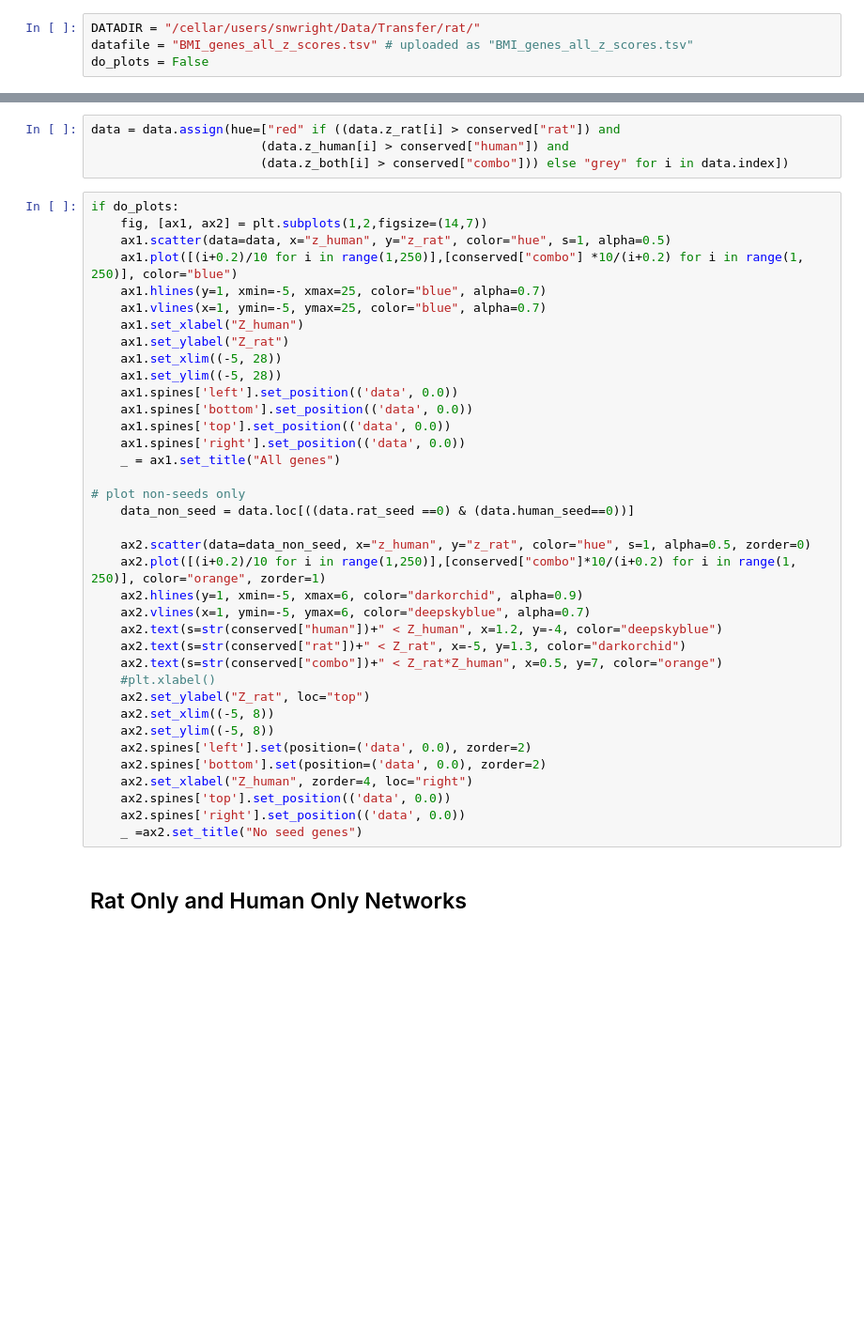
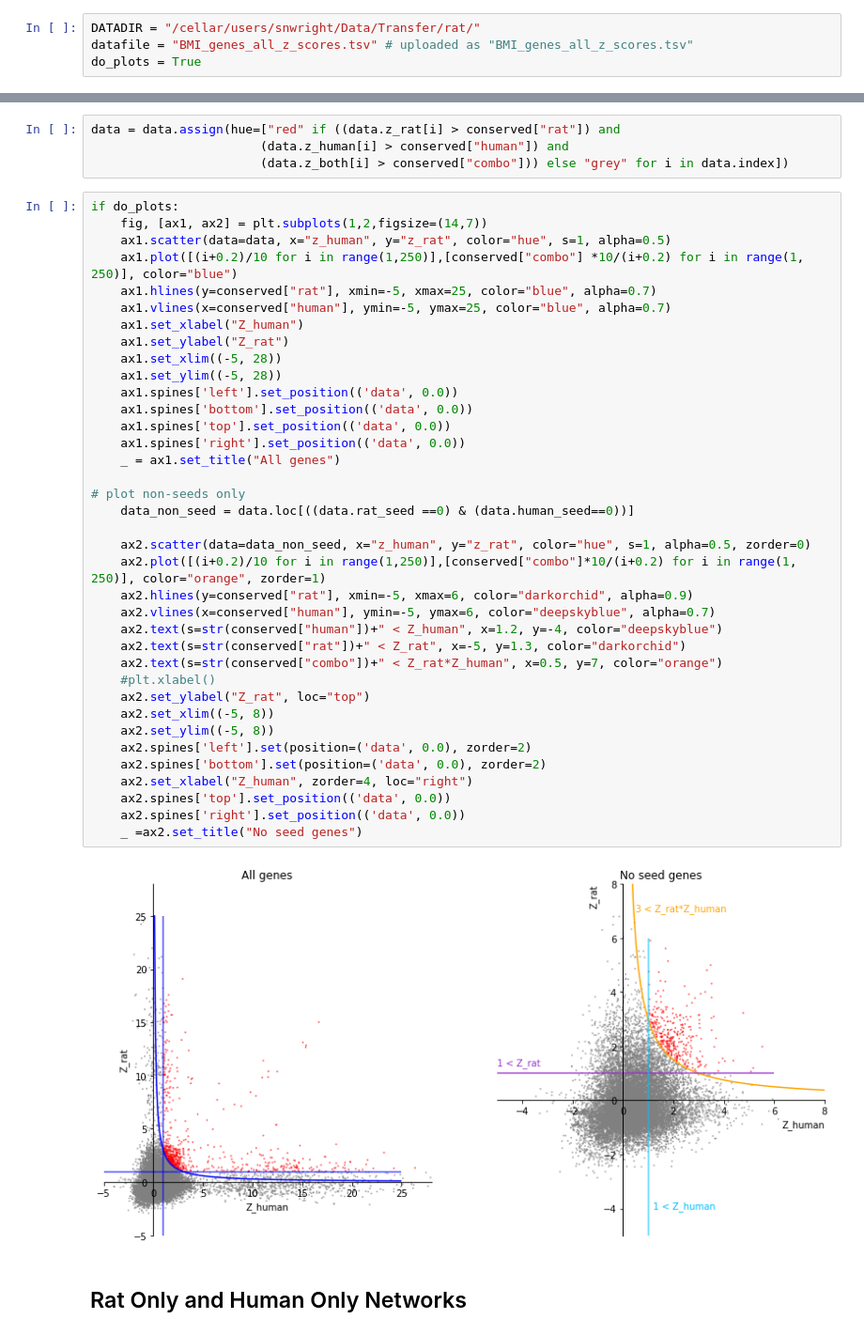
Before and after one commit to sarah-n-wright/CrossSpeciesBMI, a Jupyter notebook: Rat Only Human Only BMI Networks.ipynb, the cells around one changed output, grey strips where cells are left out. Shown at 94% size. Saved outputs shown, nothing was run; the diff lists cells and outputs as text; blank space fills up the shorter version.

Commit message:
Updated plots to correct threshold lines

```diff
--- a/Rat Only Human Only BMI Networks.ipynb
+++ b/Rat Only Human Only BMI Networks.ipynb
@@ -5,7 +5,7 @@ import numpy as np
 # %%
 DATADIR = "/cellar/users/snwright/Data/Transfer/rat/"
 datafile = "BMI_genes_all_z_scores.tsv" # uploaded as "BMI_genes_all_z_scores.tsv"
-do_plots = False
+do_plots = True
 # %%
 # load data, contains original subgraphs
 data = pd.read_csv(DATADIR + datafile, sep = "\t", index_col=0)
@@ -47,38 +47,40 @@ if do_plots:
     fig, [ax1, ax2] = plt.subplots(1,2,figsize=(14,7))
     ax1.scatter(data=data, x="z_human", y="z_rat", color="hue", s=1, alpha=0.5)
     ax1.plot([(i+0.2)/10 for i in range(1,250)],[conserved["combo"] *10/(i+0.2) for i in range(1, 250)], color="blue")
-    ax1.hlines(y=1, xmin=-5, xmax=25, color="blue", alpha=0.7)
-    ax1.vlines(x=1, ymin=-5, ymax=25, color="blue", alpha=0.7)
+    ax1.hlines(y=conserved["rat"], xmin=-5, xmax=25, color="blue", alpha=0.7)
+    ax1.vlines(x=conserved["human"], ymin=-5, ymax=25, color="blue", alpha=0.7)
     ax1.set_xlabel("Z_human")
     ax1.set_ylabel("Z_rat")
     ax1.set_xlim((-5, 28))
     ax1.set_ylim((-5, 28))
     ax1.spines['left'].set_position(('data', 0.0))
     ax1.spines['bottom'].set_position(('data', 0.0))
     ax1.spines['top'].set_position(('data', 0.0))
     ax1.spines['right'].set_position(('data', 0.0))
     _ = ax1.set_title("All genes")
 
 # plot non-seeds only
     data_non_seed = data.loc[((data.rat_seed ==0) & (data.human_seed==0))]
 
     ax2.scatter(data=data_non_seed, x="z_human", y="z_rat", color="hue", s=1, alpha=0.5, zorder=0)
     ax2.plot([(i+0.2)/10 for i in range(1,250)],[conserved["combo"]*10/(i+0.2) for i in range(1, 250)], color="orange", zorder=1)
-    ax2.hlines(y=1, xmin=-5, xmax=6, color="darkorchid", alpha=0.9)
-    ax2.vlines(x=1, ymin=-5, ymax=6, color="deepskyblue", alpha=0.7)
+    ax2.hlines(y=conserved["rat"], xmin=-5, xmax=6, color="darkorchid", alpha=0.9)
+    ax2.vlines(x=conserved["human"], ymin=-5, ymax=6, color="deepskyblue", alpha=0.7)
     ax2.text(s=str(conserved["human"])+" < Z_human", x=1.2, y=-4, color="deepskyblue")
     ax2.text(s=str(conserved["rat"])+" < Z_rat", x=-5, y=1.3, color="darkorchid")
     ax2.text(s=str(conserved["combo"])+" < Z_rat*Z_human", x=0.5, y=7, color="orange")
     #plt.xlabel()
     ax2.set_ylabel("Z_rat", loc="top")
     ax2.set_xlim((-5, 8))
     ax2.set_ylim((-5, 8))
     ax2.spines['left'].set(position=('data', 0.0), zorder=2)
     ax2.spines['bottom'].set(position=('data', 0.0), zorder=2)
     ax2.set_xlabel("Z_human", zorder=4, loc="right")
     ax2.spines['top'].set_position(('data', 0.0))
     ax2.spines['right'].set_position(('data', 0.0))
     _ =ax2.set_title("No seed genes")
+# %% [output]
+[figure, added]
 # %% [markdown]
 ## Rat Only and Human Only Networks
 # %%
```
Also changed, not shown: parts of 4 cells of this notebook.
